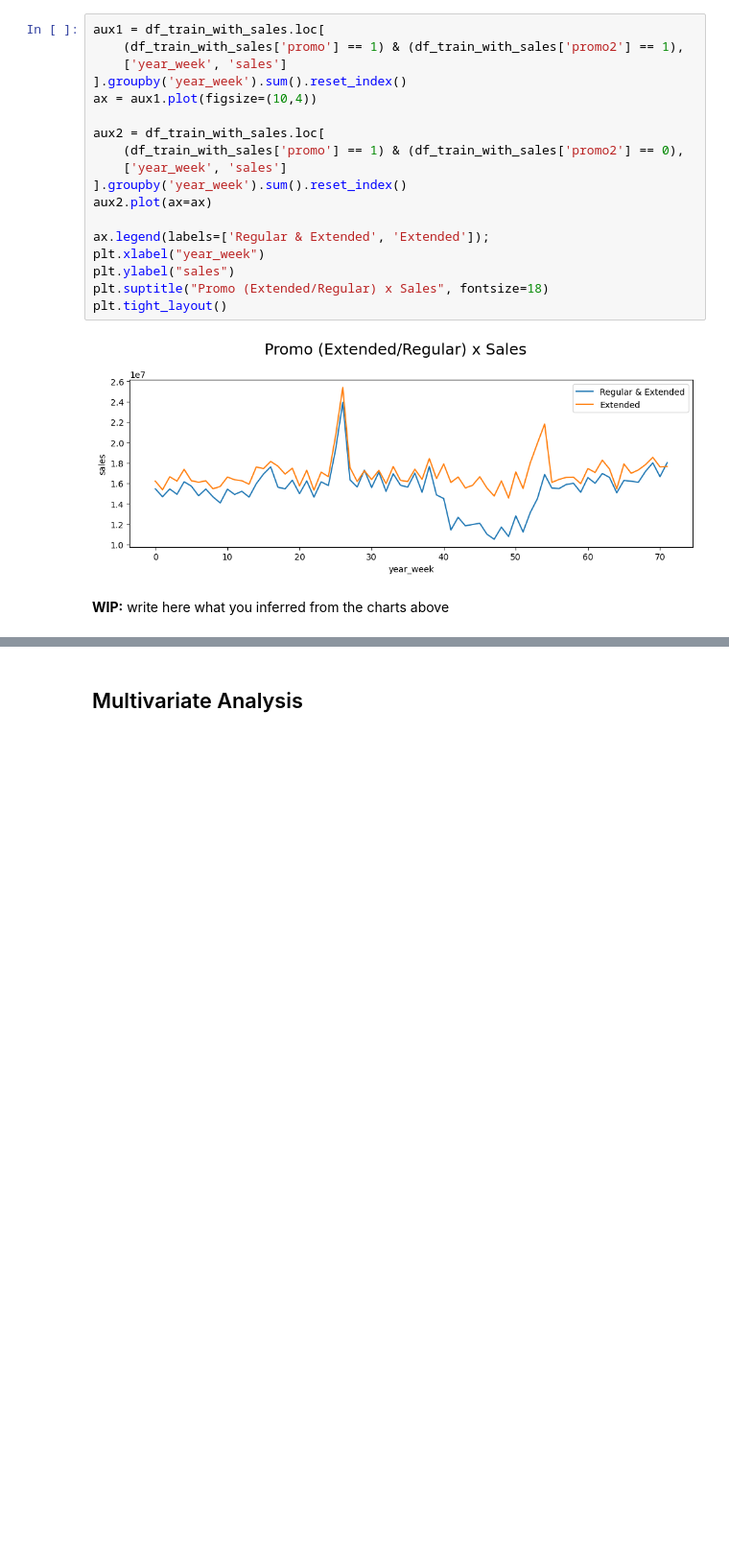
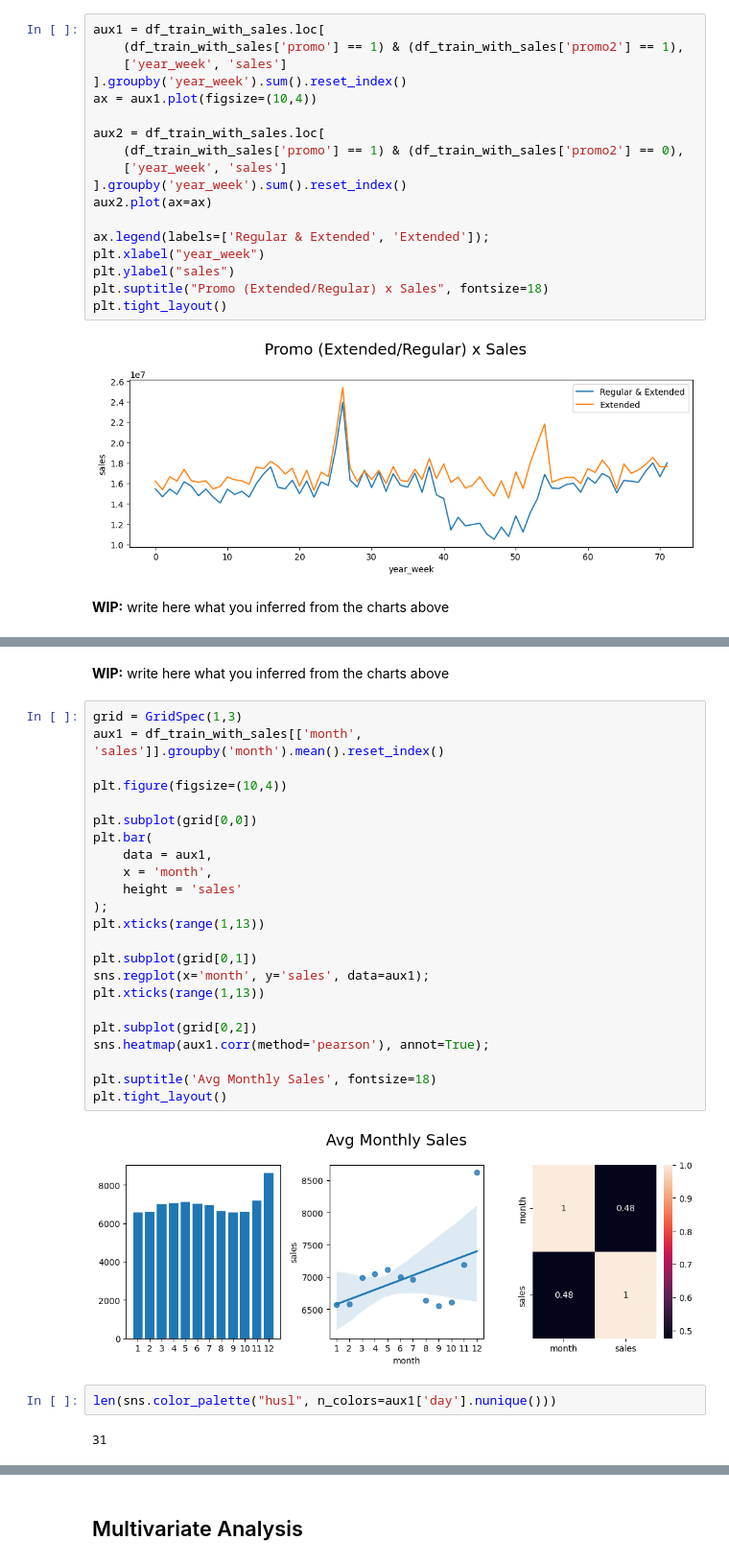
Before and after one commit to duancleypaul/repos, a Jupyter notebook: Rossmann Store Sales/rossmann-store-sales.ipynb, the cells around one changed output, grey strips where cells are left out. Shown at 96% size. Cells and saved outputs as stored; diff of their text form; blank space fills up the shorter version.

```diff
--- a/Rossmann Store Sales/rossmann-store-sales.ipynb
+++ b/Rossmann Store Sales/rossmann-store-sales.ipynb
@@ -657,0 +659,31 @@ dtype: object
+# %% [markdown]
+**WIP:** write here what you inferred from the charts above
+# %%
+grid = GridSpec(1,3)
+aux1 = df_train_with_sales[['month', 'sales']].groupby('month').mean().reset_index()
+
+plt.figure(figsize=(10,4))
+
+plt.subplot(grid[0,0])
+plt.bar(
+    data = aux1,
+    x = 'month',
+    height = 'sales'
+);
+plt.xticks(range(1,13))
+
+plt.subplot(grid[0,1])
+sns.regplot(x='month', y='sales', data=aux1);
+plt.xticks(range(1,13))
+
+plt.subplot(grid[0,2])
+sns.heatmap(aux1.corr(method='pearson'), annot=True);
+
+plt.suptitle('Avg Monthly Sales', fontsize=18)
+plt.tight_layout()
+# %% [output]
+[figure, added]
+# %%
+len(sns.color_palette("husl", n_colors=aux1['day'].nunique()))
+# %% [output]
+31
```
Also changed, not shown: parts of 18 cells of this notebook.
